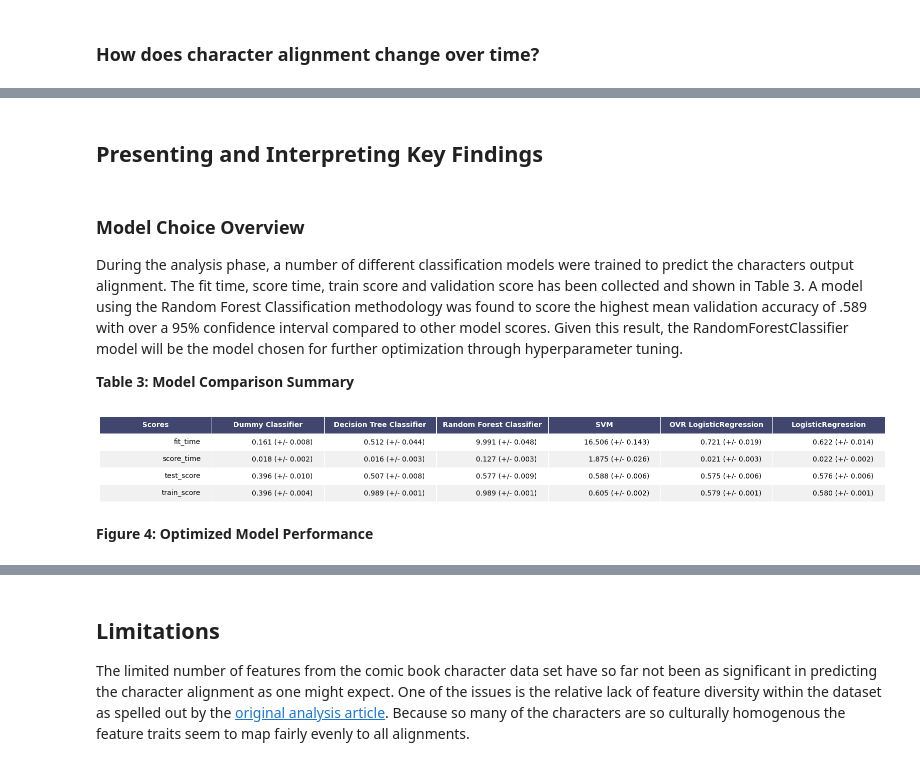
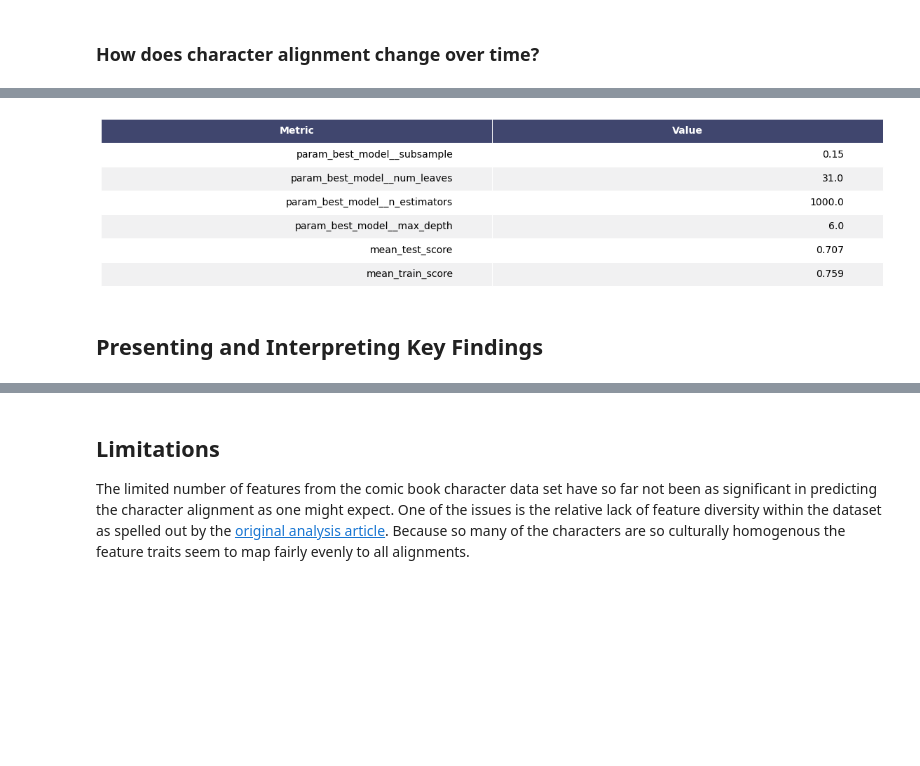
Before and after one commit to UBC-MDS/Workflows_showcase, a Jupyter notebook: report/summary_report.ipynb, the cells around one changed output, grey strips where cells are left out. Drawn from its saved outputs; the diff is of its cells as text; code cells hidden in the pictures; blank space fills up the shorter version.

Commit message:
Update summary report and upload .html version

```diff
--- a/report/summary_report.ipynb
+++ b/report/summary_report.ipynb
@@ -83,15 +106,17 @@ The following table concludes our feature engineering outcomes.
+# %%
+optimized_model_df = (pickle.load(open("../results/tables/polarized_optimized_model.pkl", "rb"))).loc[0, :]
+
+pd.options.display.float_format = '{:.3f}'.format
+rf_model = pd.DataFrame(optimized_model_df)
+rf_model = rf_model[~rf_model.index.str.contains('split')].reset_index()
+rf_model.columns = ["Metric", "Value"]
+filter_list = ['mean_train_score', 'mean_test_score', 'param_best_model__n_estimators',
+              'param_best_model__max_depth', 'param_best_model__subsample',
+              'param_best_model__num_leaves', 'param_best_model__leaning_rate']
+rf_model = rf_model[rf_model['Metric'].isin(filter_list)]
+rf_model['Value'] = rf_model['Value'].apply(lambda x: round(x, 3))
+render_table(rf_model, header_columns=0, col_width=10);
+# %% [output]
+[figure, added]
 # %% [markdown]
 ## Presenting and Interpreting Key Findings
-# %% [markdown]
-### Model Choice Overview
-
-During the analysis phase, a number of different classification models were trained to predict the characters output alignment. The fit time, score time, train score and validation score has been collected and shown in Table 3. A model using the Random Forest Classification methodology was found to score the highest mean validation accuracy of .589 with over a 95% confidence interval compared to other model scores. Given this result, the RandomForestClassifier model will be the model chosen for further optimization through hyperparameter tuning.
-
-**Table 3: Model Comparison Summary**
-# %%
-model_comparison_df = pickle.load(open("../results/tables/model_type_comparison.pkl", "rb"))
-render_table(model_comparison_df, header_columns=0, col_width=4);
-# %% [output]
-[figure, removed]
-# %% [markdown]
-**Figure 4: Optimized Model Performance**
```
Also changed, not shown: parts of 26 cells of this notebook, 1 other file.
